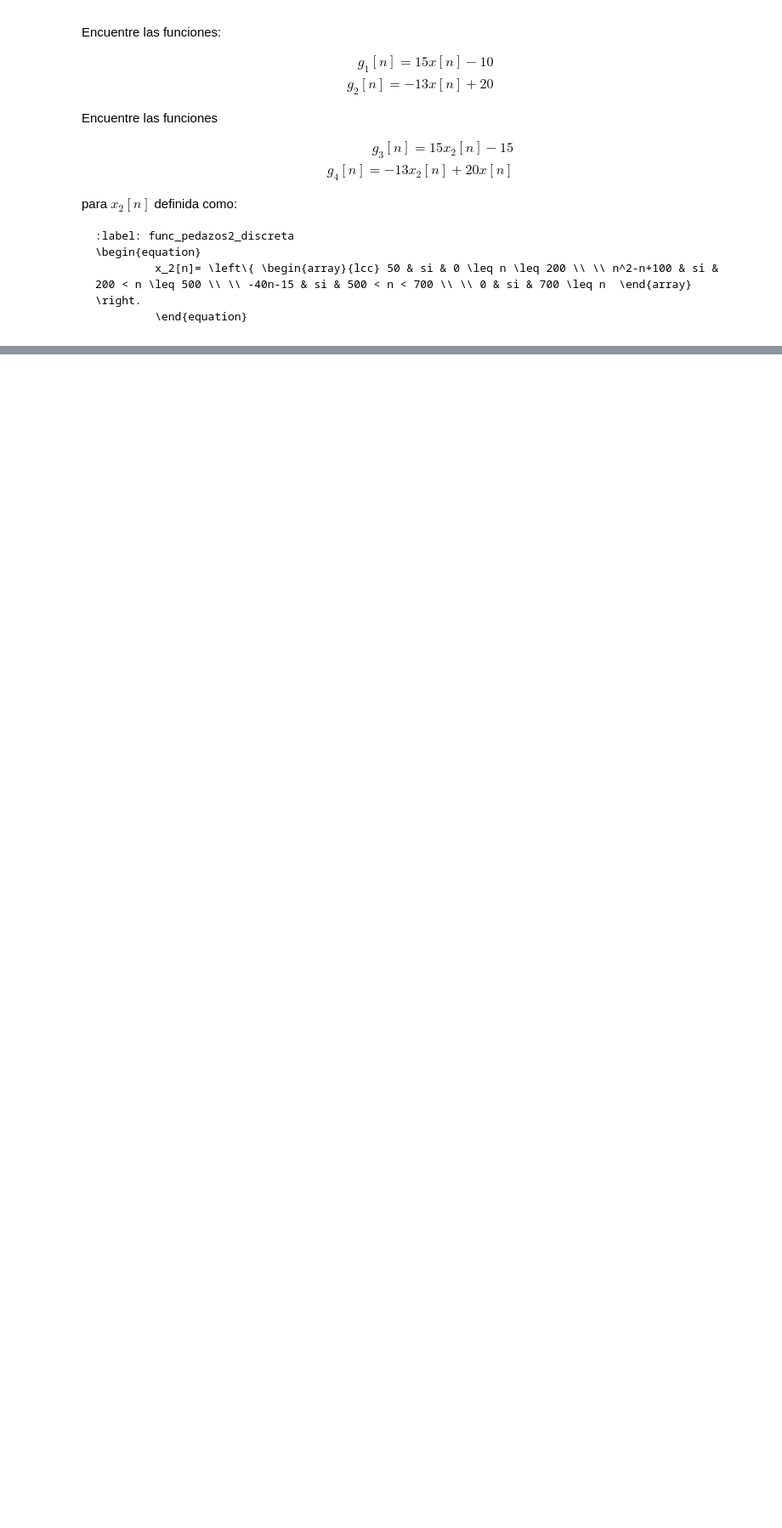
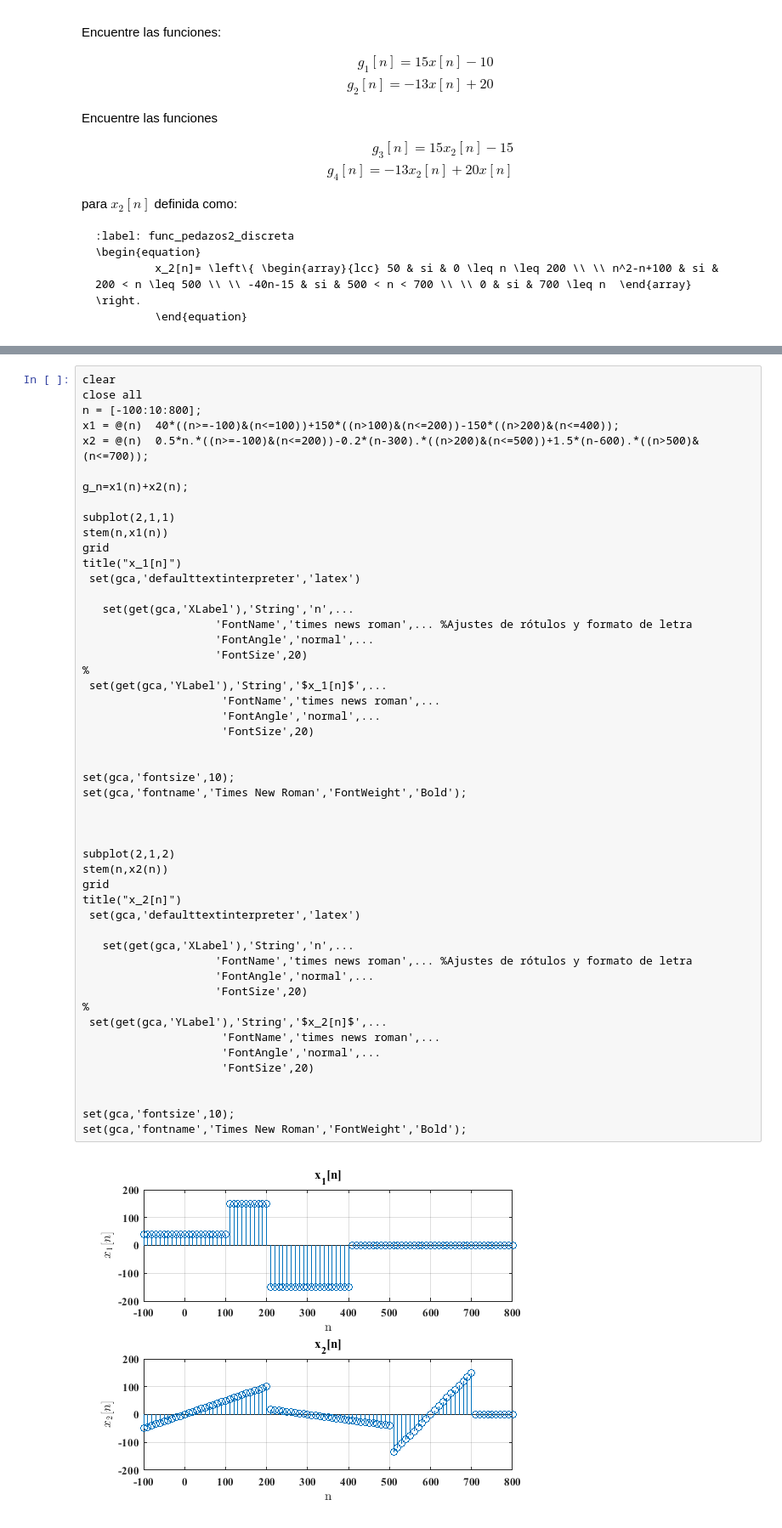
Before and after one commit to LuisGerardo2204/senales_sistemas, a Jupyter notebook: _sources/senales_discreto.ipynb, the cells around one changed output, grey strips where cells are left out. Shown at 85% size. Drawn from its saved outputs; the diff is of its cells as text; blank space fills up the shorter version.

```diff
--- a/_sources/senales_discreto.ipynb
+++ b/_sources/senales_discreto.ipynb
@@ -272,0 +240,52 @@ la gráfica de $g[n]$ se obtiene usando MATLAB con el código siguiente:
+# %%
+clear
+close all
+n = [-100:10:800];
+x1 = @(n)  40*((n>=-100)&(n<=100))+150*((n>100)&(n<=200))-150*((n>200)&(n<=400));
+x2 = @(n)  0.5*n.*((n>=-100)&(n<=200))-0.2*(n-300).*((n>200)&(n<=500))+1.5*(n-600).*((n>500)&(n<=700));
+
+g_n=x1(n)+x2(n);
+
+subplot(2,1,1)
+stem(n,x1(n))
+grid
+title("x_1[n]")
+ set(gca,'defaulttextinterpreter','latex')
+
+   set(get(gca,'XLabel'),'String','n',...
+                    'FontName','times news roman',... %Ajustes de rótulos y formato de letra
+                    'FontAngle','normal',...
+                    'FontSize',20)
+%
+ set(get(gca,'YLabel'),'String','$x_1[n]$',...
+                     'FontName','times news roman',...
+                     'FontAngle','normal',...
+                     'FontSize',20)
+
+
+set(gca,'fontsize',10);
+set(gca,'fontname','Times New Roman','FontWeight','Bold');
+
+
+
+subplot(2,1,2)
+stem(n,x2(n))
+grid
+title("x_2[n]")
+ set(gca,'defaulttextinterpreter','latex')
+
+   set(get(gca,'XLabel'),'String','n',...
+                    'FontName','times news roman',... %Ajustes de rótulos y formato de letra
+                    'FontAngle','normal',...
+                    'FontSize',20)
+%
+ set(get(gca,'YLabel'),'String','$x_2[n]$',...
+                     'FontName','times news roman',...
+                     'FontAngle','normal',...
+                     'FontSize',20)
+
+
+set(gca,'fontsize',10);
+set(gca,'fontname','Times New Roman','FontWeight','Bold');
+# %% [output]
+[figure, added]
```
Also changed, not shown: parts of 12 cells of this notebook, 56 other files.
